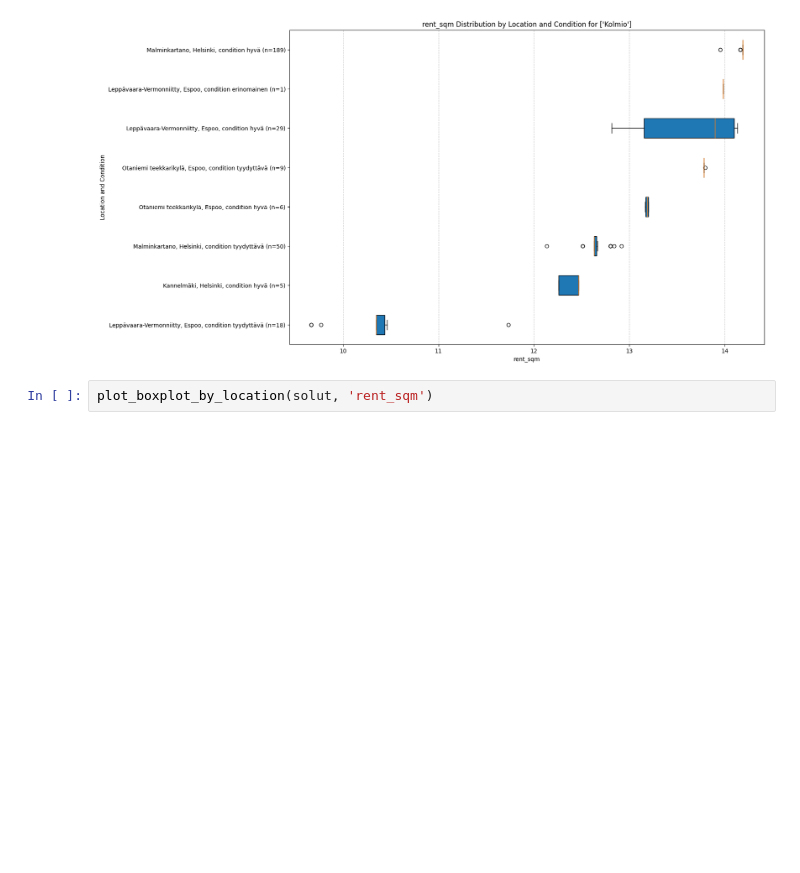
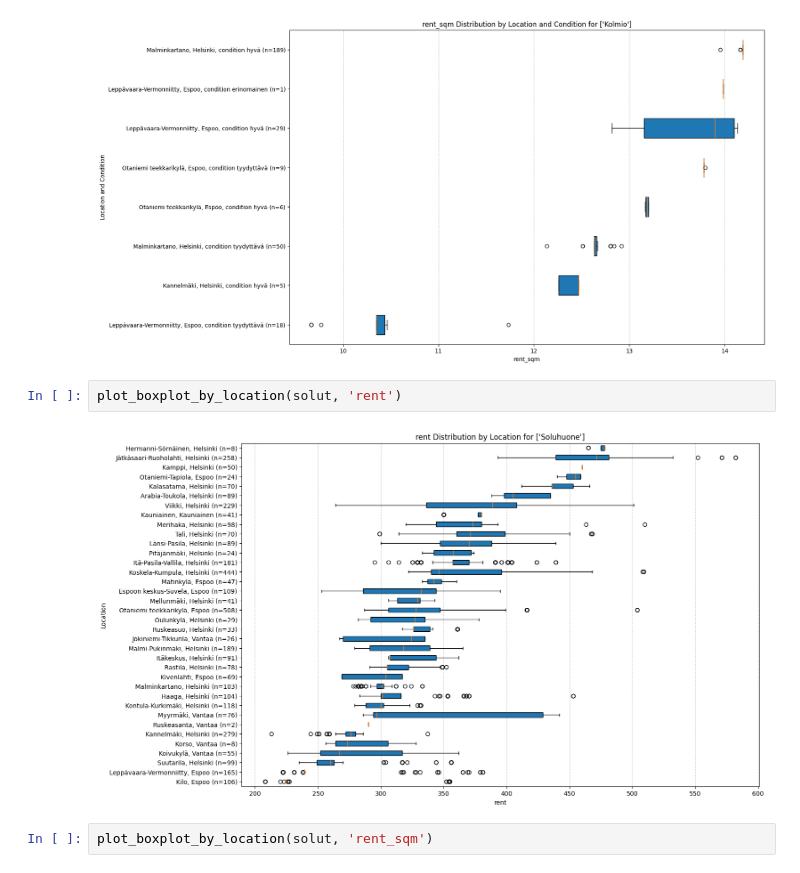
Before and after one commit to otsoha/HOAS-rent-data-analysis, a Jupyter notebook: data_analysis.ipynb, the cells around one changed output. Drawn from its saved outputs; the diff is of its cells as text; blank space fills up the shorter version.

```diff
--- a/data_analysis.ipynb
+++ b/data_analysis.ipynb
@@ -425,6 +411,10 @@ plot_boxplot_by_location_condition(kolmio, 'rent_sqm', top_7_areas)
 # %% [output]
 [figure]
 [figure]
+# %%
+plot_boxplot_by_location(solut, 'rent')
+# %% [output]
+[figure, added]
 # %%
 plot_boxplot_by_location(solut, 'rent_sqm')
 # %% [output]
```
Also changed, not shown: parts of 10 cells of this notebook.
